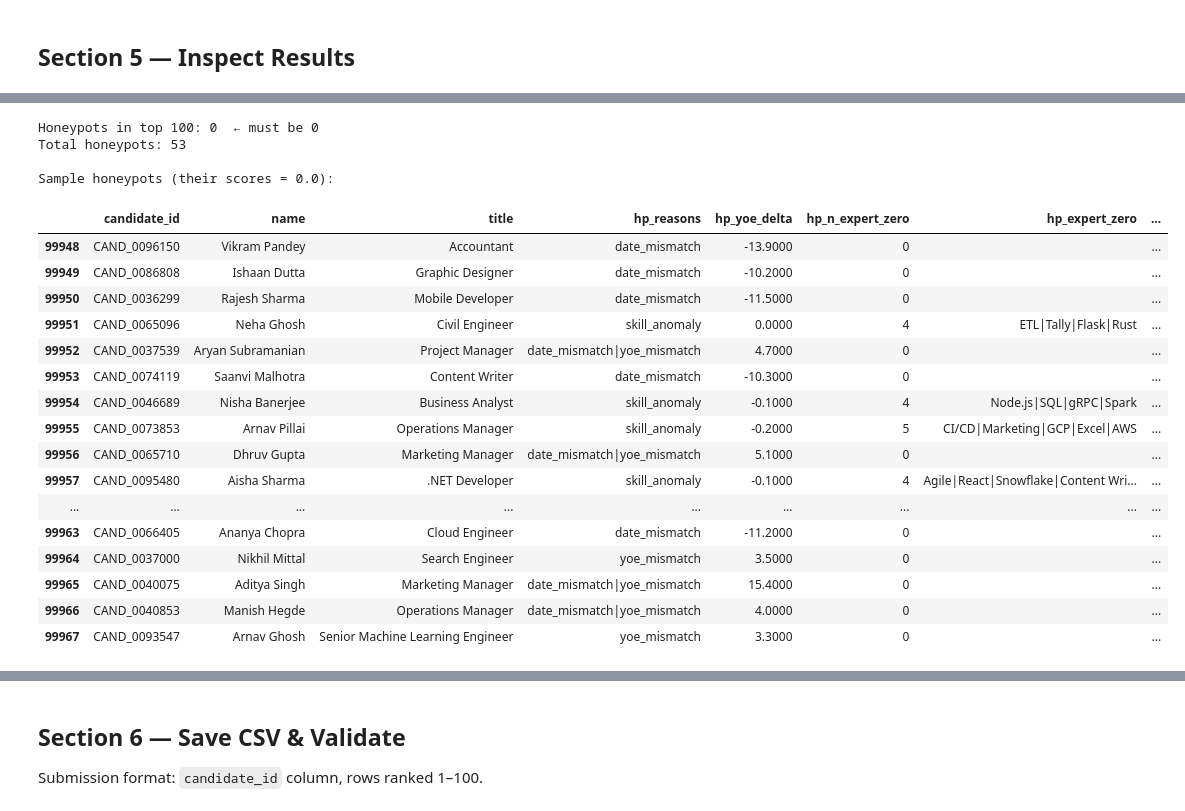
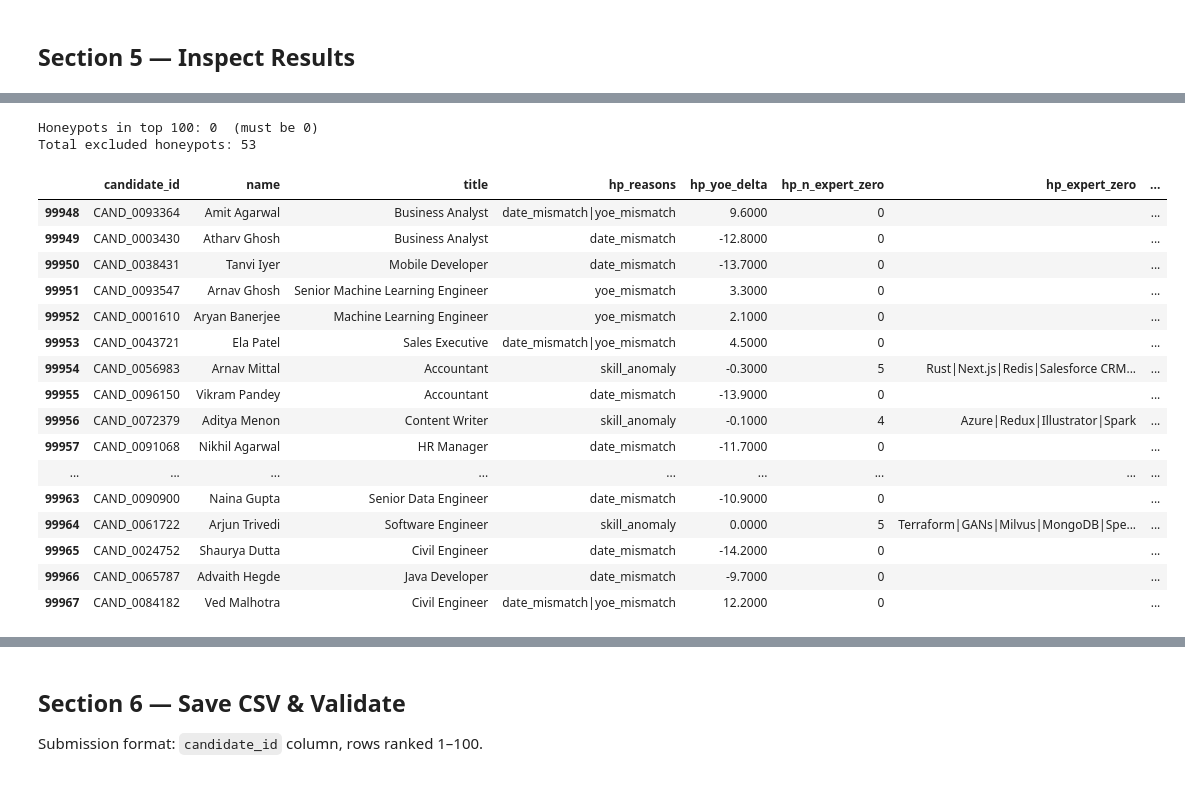
Before and after one commit to Prithalsing/candidate_selection, a Jupyter notebook: notebooks/02_rule_based.ipynb, the cells around one changed output, grey strips where cells are left out. Saved outputs shown, nothing was run; the diff lists cells and outputs as text; code cells hidden in the pictures.

```diff
--- a/notebooks/02_rule_based.ipynb
+++ b/notebooks/02_rule_based.ipynb
@@ -139,6 +139,16 @@ with open(DATA_PATH, encoding='utf-8') as f:
         if line:
             candidates.append(json.loads(line))
 print(f'Loaded {len(candidates):,} candidates')
+
+# Verified honeypots from 03_honeypot_forensics.ipynb (source of truth).
+import os
+HP_PATH = OUT_DIR / 'honeypot_ids.csv'
+if HP_PATH.exists():
+    HONEYPOT_IDS = set(pd.read_csv(HP_PATH)['candidate_id'])
+    print(f'Loaded {len(HONEYPOT_IDS)} verified honeypot ids from {HP_PATH.name}')
+else:
+    HONEYPOT_IDS = set()
+    print('WARNING: honeypot_ids.csv not found — run 03 first. Falling back to inline check.')
 # %% [output]
 Loading candidates...
 Loaded 100,000 candidates
@@ -654,34 +607,34 @@ display(top20)
 # %%
-# ── Where do honeypots land in the ranking? ───────────────────────────────────
-hp_df = df[df['is_honeypot']].head(20)[['candidate_id','name','title','hp_reasons',
-    'hp_yoe_delta','hp_n_expert_zero','hp_expert_zero','hp_date_detail','score_final']]
-
-print(f'Honeypots in top 100: {df.head(100)["is_honeypot"].sum()}  ← must be 0')
-print(f'Total honeypots: {df["is_honeypot"].sum()}')
-print('\nSample honeypots (their scores = 0.0):')
+# -- Where do honeypots land in the ranking? --
+cols = ["candidate_id","name","title","hp_reasons","hp_yoe_delta",
+        "hp_n_expert_zero","hp_expert_zero","score_final"]
+hp_df = df[df["is_honeypot"]].head(20)[cols]
+in_top100 = df.head(100)["is_honeypot"].sum()
+total_hp  = df["is_honeypot"].sum()
+print("Honeypots in top 100:", in_top100, " (must be 0)")
+print("Total excluded honeypots:", total_hp)
+print()
 display(hp_df)
 # %% [output]
-Honeypots in top 100: 0  ← must be 0
-Total honeypots: 53
-
-Sample honeypots (their scores = 0.0):
+Honeypots in top 100: 0  (must be 0)
+Total excluded honeypots: 53
 |  | candidate_id | name | title | hp_reasons | hp_yoe_delta | hp_n_expert_zero | hp_expert_zero | ... |
-| 99948 | CAND_0096150 | Vikram Pandey | Accountant | date_mismatch | -13.9000 | 0 |  | ... |
-| 99949 | CAND_0086808 | Ishaan Dutta | Graphic Designer | date_mismatch | -10.2000 | 0 |  | ... |
-| 99950 | CAND_0036299 | Rajesh Sharma | Mobile Developer | date_mismatch | -11.5000 | 0 |  | ... |
-| 99951 | CAND_0065096 | Neha Ghosh | Civil Engineer | skill_anomaly | 0.0000 | 4 | ETL|Tally|Flask|Rust | ... |
-| 99952 | CAND_0037539 | Aryan Subramanian | Project Manager | date_mismatch|yoe_mismatch | 4.7000 | 0 |  | ... |
-| 99953 | CAND_0074119 | Saanvi Malhotra | Content Writer | date_mismatch | -10.3000 | 0 |  | ... |
-| 99954 | CAND_0046689 | Nisha Banerjee | Business Analyst | skill_anomaly | -0.1000 | 4 | Node.js|SQL|gRPC|Spark | ... |
-| 99955 | CAND_0073853 | Arnav Pillai | Operations Manager | skill_anomaly | -0.2000 | 5 | CI/CD|Marketing|GCP|Excel|AWS | ... |
-| 99956 | CAND_0065710 | Dhruv Gupta | Marketing Manager | date_mismatch|yoe_mismatch | 5.1000 | 0 |  | ... |
-| 99957 | CAND_0095480 | Aisha Sharma | .NET Developer | skill_anomaly | -0.1000 | 4 | Agile|React|Snowflake|Content Wri... | ... |
+| 99948 | CAND_0093364 | Amit Agarwal | Business Analyst | date_mismatch|yoe_mismatch | 9.6000 | 0 |  | ... |
+| 99949 | CAND_0003430 | Atharv Ghosh | Business Analyst | date_mismatch | -12.8000 | 0 |  | ... |
+| 99950 | CAND_0038431 | Tanvi Iyer | Mobile Developer | date_mismatch | -13.7000 | 0 |  | ... |
+| 99951 | CAND_0093547 | Arnav Ghosh | Senior Machine Learning Engineer | yoe_mismatch | 3.3000 | 0 |  | ... |
+| 99952 | CAND_0001610 | Aryan Banerjee | Machine Learning Engineer | yoe_mismatch | 2.1000 | 0 |  | ... |
+| 99953 | CAND_0043721 | Ela Patel | Sales Executive | date_mismatch|yoe_mismatch | 4.5000 | 0 |  | ... |
+| 99954 | CAND_0056983 | Arnav Mittal | Accountant | skill_anomaly | -0.3000 | 5 | Rust|Next.js|Redis|Salesforce CRM... | ... |
+| 99955 | CAND_0096150 | Vikram Pandey | Accountant | date_mismatch | -13.9000 | 0 |  | ... |
+| 99956 | CAND_0072379 | Aditya Menon | Content Writer | skill_anomaly | -0.1000 | 4 | Azure|Redux|Illustrator|Spark | ... |
+| 99957 | CAND_0091068 | Nikhil Agarwal | HR Manager | date_mismatch | -11.7000 | 0 |  | ... |
 | ... | ... | ... | ... | ... | ... | ... | ... | ... |
-| 99963 | CAND_0066405 | Ananya Chopra | Cloud Engineer | date_mismatch | -11.2000 | 0 |  | ... |
-| 99964 | CAND_0037000 | Nikhil Mittal | Search Engineer | yoe_mismatch | 3.5000 | 0 |  | ... |
-| 99965 | CAND_0040075 | Aditya Singh | Marketing Manager | date_mismatch|yoe_mismatch | 15.4000 | 0 |  | ... |
-| 99966 | CAND_0040853 | Manish Hegde | Operations Manager | date_mismatch|yoe_mismatch | 4.0000 | 0 |  | ... |
-| 99967 | CAND_0093547 | Arnav Ghosh | Senior Machine Learning Engineer | yoe_mismatch | 3.3000 | 0 |  | ... |
+| 99963 | CAND_0090900 | Naina Gupta | Senior Data Engineer | date_mismatch | -10.9000 | 0 |  | ... |
+| 99964 | CAND_0061722 | Arjun Trivedi | Software Engineer | skill_anomaly | 0.0000 | 5 | Terraform|GANs|Milvus|MongoDB|Spe... | ... |
+| 99965 | CAND_0024752 | Shaurya Dutta | Civil Engineer | date_mismatch | -14.2000 | 0 |  | ... |
+| 99966 | CAND_0065787 | Advaith Hegde | Java Developer | date_mismatch | -9.7000 | 0 |  | ... |
+| 99967 | CAND_0084182 | Ved Malhotra | Civil Engineer | date_mismatch|yoe_mismatch | 12.2000 | 0 |  | ... |
 # %%
 # ── Where do keyword stuffers land? ──────────────────────────────────────────
 # Should NOT appear in top 100. The title gate (0.05) keeps them out.
```
Also changed, not shown: parts of 13 cells of this notebook, 2 other files.
